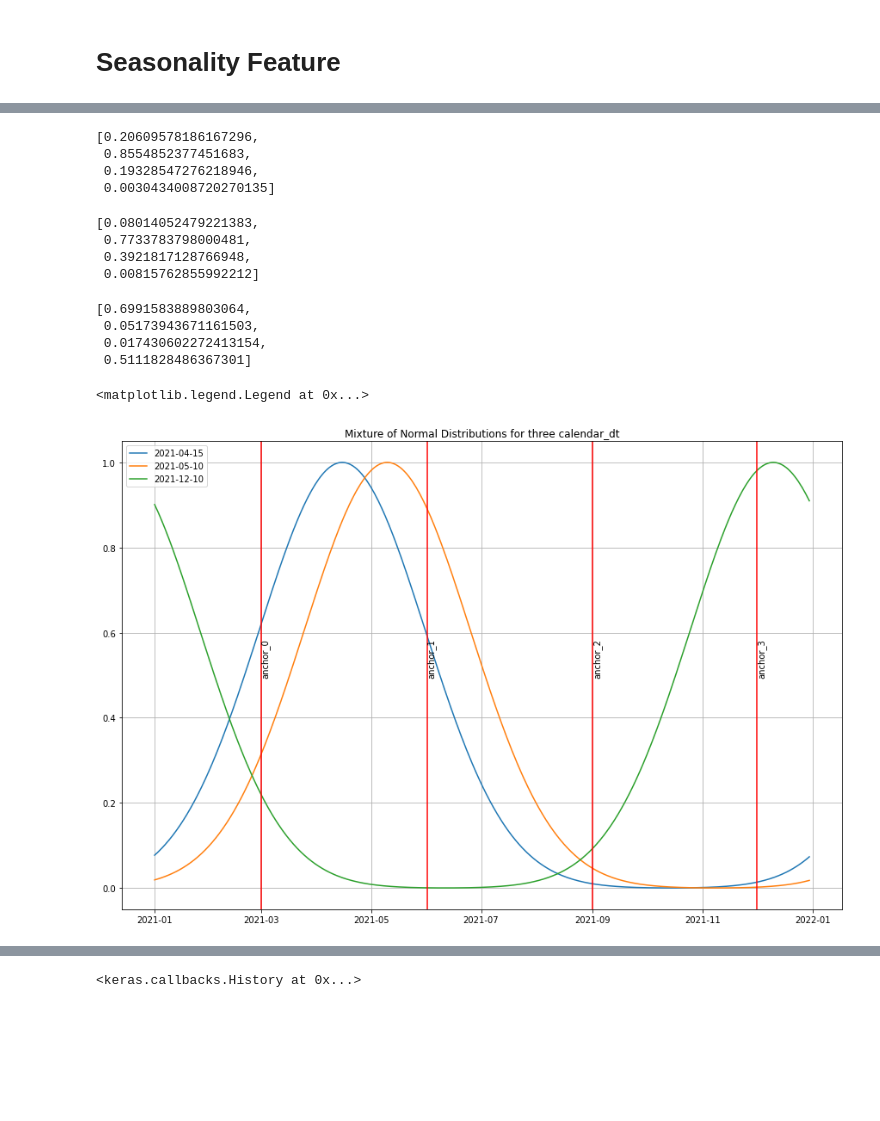
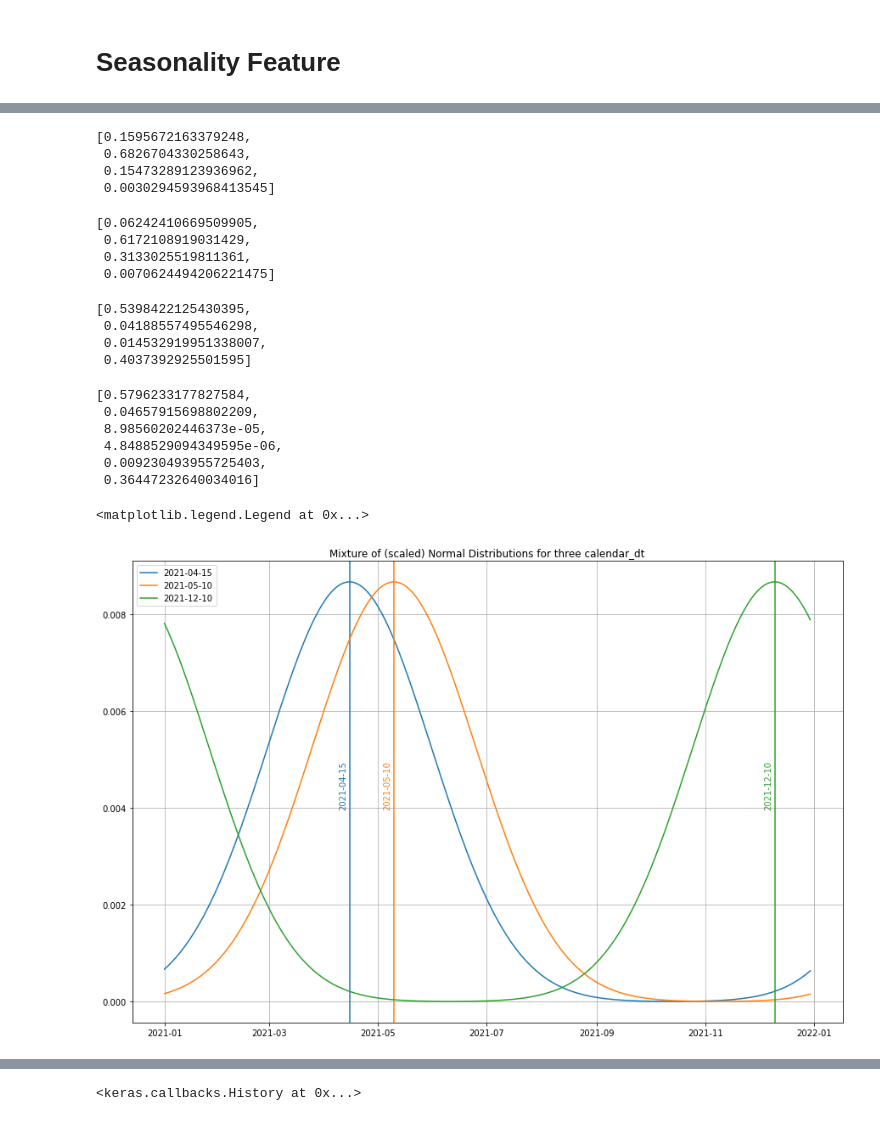
Before and after one commit to raphi1790/data-science-blog, a Jupyter notebook: encoding_calendar_dt/part_2/code_example/seasonality_example.ipynb, the cells around one changed output, grey strips where cells are left out. Saved outputs shown, nothing was run; the diff lists cells and outputs as text; code cells hidden in the pictures; blank space fills up the shorter version.

Commit message:
remove scaling

```diff
--- a/encoding_calendar_dt/part_2/code_example/seasonality_example.ipynb
+++ b/encoding_calendar_dt/part_2/code_example/seasonality_example.ipynb
@@ -95,9 +97,8 @@ def create_seasonality_feature(input_date, anchors):
     dates = np.arange(first_day_of_year,last_day_of_year,timedelta(days=1)).astype(datetime)
     x_values =  [_get_day_index(date) for date in dates]
     values = _get_gaussian_values(x_values,mean=reference_day_idx, variance=variance, period=period )
-    values_scaled = _min_max_scaling(values)
 
-    tuples = list(zip(dates, values_scaled))
+    tuples = list(zip(dates, values))
 
     num_anchors = len(anchors)
     sorted_anchors = sorted(anchors)
@@ -106,23 +107,24 @@ def create_seasonality_feature(input_date, anchors):
     # Link each value to an anchor; here we use the maximal anchor which is smaller than the date
     for tuple in tuples:
         date = tuple[0]
-        value_scaled = tuple[1]
+        value = tuple[1]
 
         for anchor_idx in range(num_anchors-1):
             if (date >= sorted_anchors[anchor_idx] and date < sorted_anchors[anchor_idx+1]):
-                 anchors_dct[sorted_anchors[anchor_idx]].append(value_scaled)
+                anchors_dct[sorted_anchors[anchor_idx]].append(value)
+                break
             # case if date is bigger than the last anchor, or smaller than the first anchor --> link value to the last anchor.
             elif (date >= sorted_anchors[num_anchors-1] or  date < sorted_anchors[0]):
-
-                anchors_dct[sorted_anchors[num_anchors-1]].append(value_scaled)
+                anchors_dct[sorted_anchors[num_anchors-1]].append(value)
+                break
 
     features=[]
     # aggregate all values per anchor
     for anchor, vals in anchors_dct.items():
-        features.append(sum(vals)/ float(len(vals)))
+        features.append(sum(vals))
 
 
-    return features, dates, values_scaled
+    return features, dates, values
 # %%
 example_date_1 = datetime(2021,4,15)
 example_date_2 = datetime(2021,5,10)
@@ -134,34 +153,46 @@ features_3, days_3, gauss_values_3 = create_seasonality_feature(example_date_3,a
 # %%
 features_1
 # %% [output]
-[0.20609578186167296,
- 0.8554852377451683,
- 0.19328547276218946,
- 0.0030434008720270135]
+[0.1595672163379248,
+ 0.6826704330258643,
+ 0.15473289123936962,
+ 0.0030294593968413545]
 # %%
 features_2
 # %% [output]
-[0.08014052479221383,
- 0.7733783798000481,
- 0.3921817128766948,
- 0.00815762855992212]
+[0.06242410669509905,
+ 0.6172108919031429,
+ 0.3133025519811361,
+ 0.0070624494206221475]
 # %%
 features_3
 # %% [output]
-[0.6991583889803064,
- 0.05173943671161503,
- 0.017430602272413154,
- 0.5111828486367301]
+[0.5398422125430395,
+ 0.04188557495546298,
+ 0.014532919951338007,
+ 0.4037392925501595]
+# %%
+features_4
+# %% [output]
+[0.5796233177827584,
+ 0.04657915698802209,
+ 8.98560202446373e-05,
+ 4.8488529094349595e-06,
+ 0.009230493955725403,
+ 0.36447232640034016]
 # %%
 plt.figure(figsize=(15,10))
 plot_series(days_1, gauss_values_1, label=str(example_date_1.date()))
-plot_series(days_2, gauss_values_2,label=str(example_date_2.date()))
+plt.axvline(example_date_1.date(),ymin=0.0)
+plt.text((example_date_1.date()-timedelta(days=6)),0.004,str(example_date_1.date()), rotation=90,color='C0')
+plot_series(days_2, gauss_values_2,label=str(example_date_2.date()) )
+plt.axvline(example_date_2.date(),ymin=0.0, color='C1')
+plt.text((example_date_2.date()-timedelta(days=6)),0.004,str(example_date_2.date()), rotation=90, color='C1')
 plot_series(days_3, gauss_values_3,label=str(example_date_3.date()))
-for idx, anchor in enumerate(anchors_2021):
-    plt.axvline(anchor, color='red')
-    plt.text(anchor,0.5,'anchor_'+str(idx), rotation=90)
-plt.title('Mixture of Normal Distributions for three calendar_dt')
+plt.axvline(example_date_3.date(),ymin=0.0, color='C2')
+plt.text((example_date_3.date()-timedelta(days=6)),0.004,str(example_date_3.date()), rotation=90, color='C2')
+plt.title('Mixture of (scaled) Normal Distributions for three calendar_dt')
 plt.legend()
 # %% [output]
 <matplotlib.legend.Legend at 0x...>
-[figure, old version]
+[figure, new version]
```
Also changed, not shown: parts of 7 cells of this notebook.
